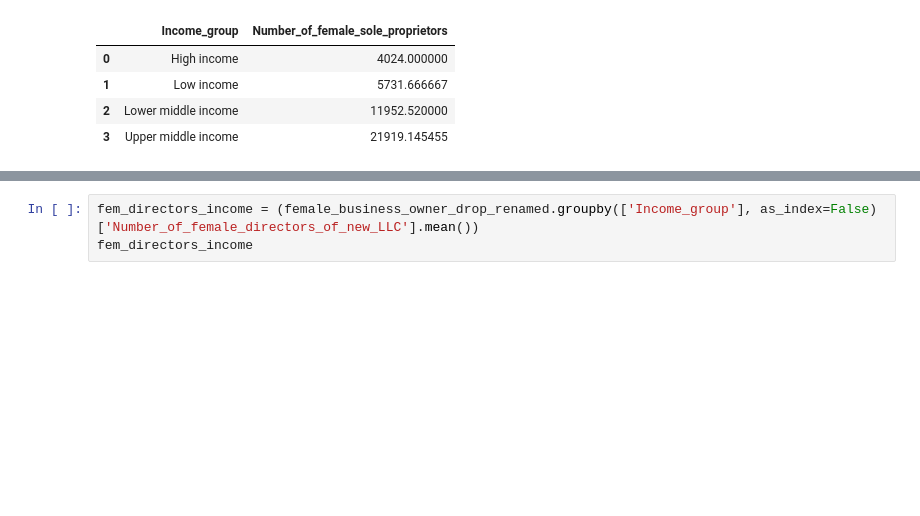
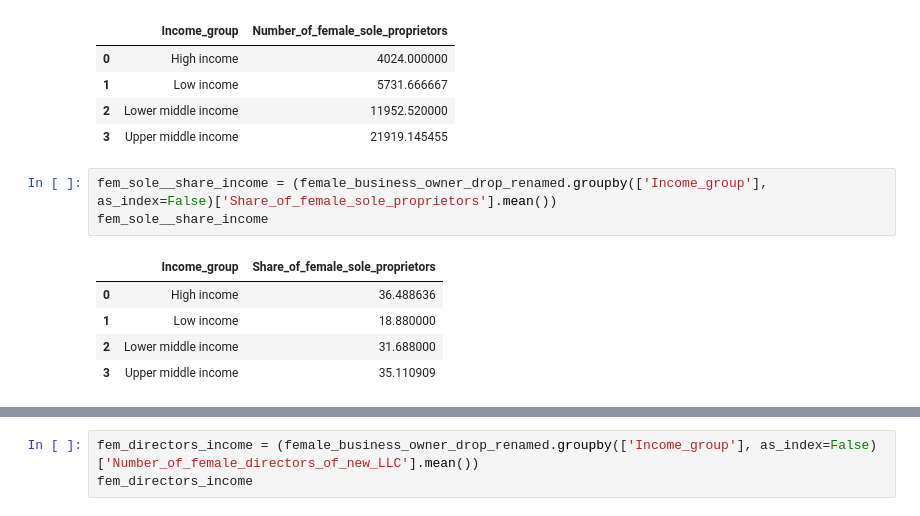
Before and after one commit to AnnikaBock65/Female_Entrepreneurship, a Jupyter notebook: notebooks/Final_Female_Business_Owner.ipynb, the cells around one changed output, grey strips where cells are left out. Drawn from its saved outputs; the diff is of its cells as text; blank space fills up the shorter version.

Commit message:
save new sole pro file

```diff
--- a/notebooks/Final_Female_Business_Owner.ipynb
+++ b/notebooks/Final_Female_Business_Owner.ipynb
@@ -618,3 +618,12 @@ fem_sole_income
 | 1 | Low income | 5731.666667 |
 | 2 | Lower middle income | 11952.520000 |
 | 3 | Upper middle income | 21919.145455 |
+# %%
+fem_sole__share_income = (female_business_owner_drop_renamed.groupby(['Income_group'], as_index=False)['Share_of_female_sole_proprietors'].mean())
+fem_sole__share_income
+# %% [output]
+|  | Income_group | Share_of_female_sole_proprietors |
+| 0 | High income | 36.488636 |
+| 1 | Low income | 18.880000 |
+| 2 | Lower middle income | 31.688000 |
+| 3 | Upper middle income | 35.110909 |
```
Also changed, not shown: parts of 1 cell of this notebook, 1 other file.
